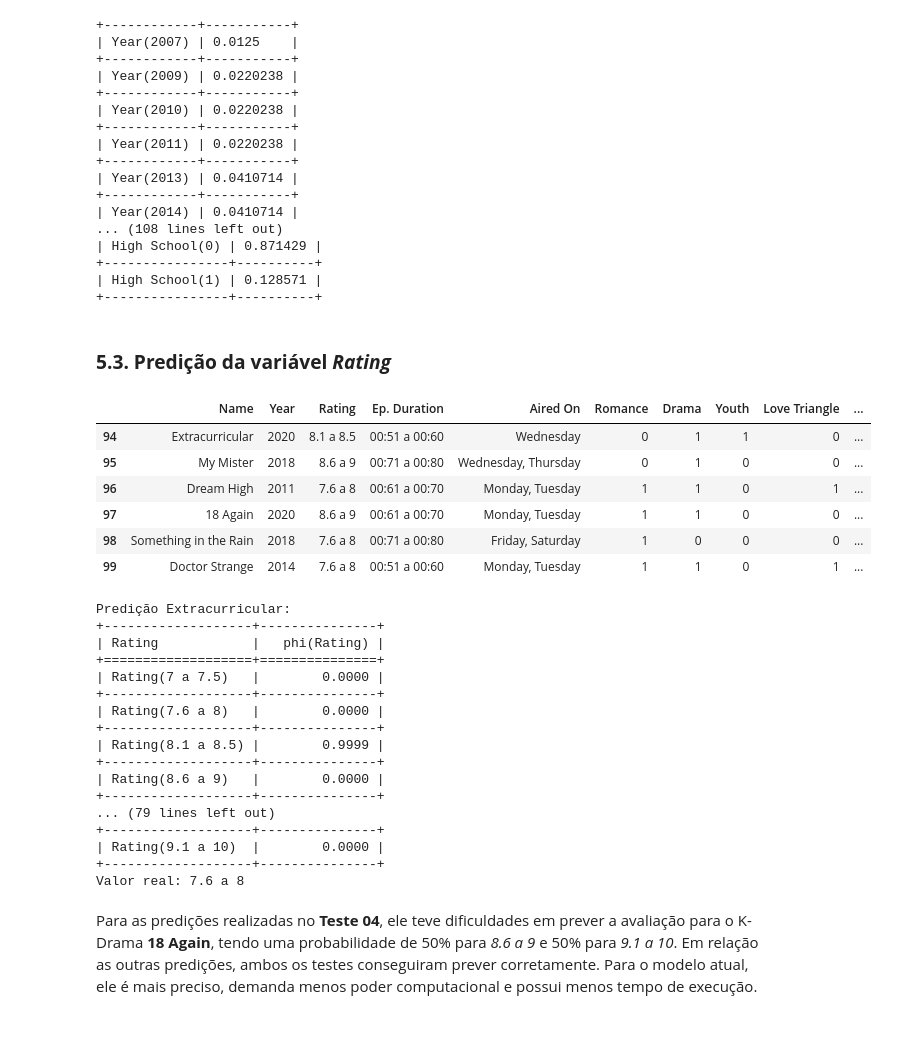
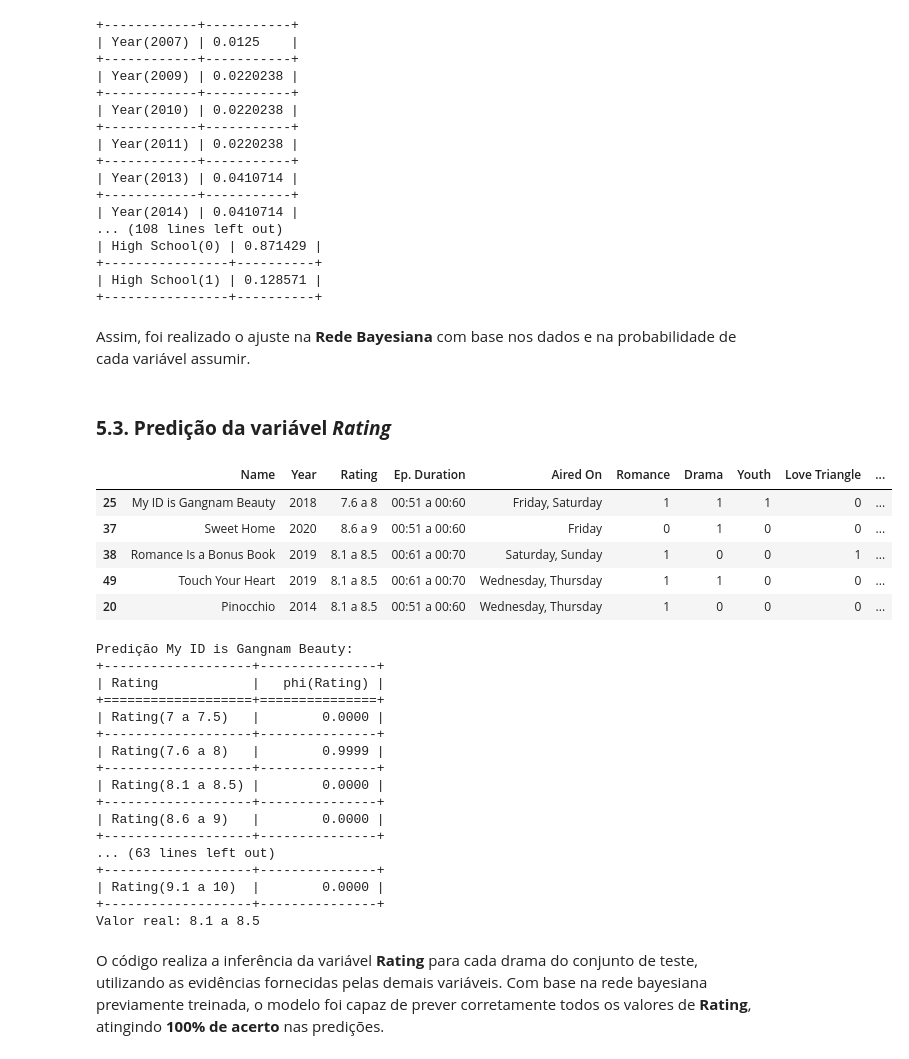
Before and after one commit to VitoriaPontes/KDramaRating, a Jupyter notebook: K-Drama Final Project.ipynb, the cells around one changed output. Drawn from its saved outputs; the diff is of its cells as text; code cells hidden in the pictures; blank space fills up the shorter version.

```diff
--- a/K-Drama Final Project.ipynb
+++ b/K-Drama Final Project.ipynb
@@ -525,21 +545,22 @@ for cpd in estrutura.get_cpds():
 +----------------+----------+
 | High School(1) | 0.128571 |
 +----------------+----------+
+# %% [markdown]
+Assim, foi realizado o ajuste na **Rede Bayesiana** com base nos dados e na probabilidade de cada variável assumir.
 # %% [markdown]
 ### **5.3. Predição da variável *Rating***
-# %%
-drama.tail(6)
-# %% [output]
-|  | Name | Year | Rating | Ep. Duration | Aired On | Romance | Drama | Youth | Love Triangle | ... |
-| 94 | Extracurricular | 2020 | 8.1 a 8.5 | 00:51 a 00:60 | Wednesday | 0 | 1 | 1 | 0 | ... |
-| 95 | My Mister | 2018 | 8.6 a 9 | 00:71 a 00:80 | Wednesday, Thursday | 0 | 1 | 0 | 0 | ... |
-| 96 | Dream High | 2011 | 7.6 a 8 | 00:61 a 00:70 | Monday, Tuesday | 1 | 1 | 0 | 1 | ... |
-| 97 | 18 Again | 2020 | 8.6 a 9 | 00:61 a 00:70 | Monday, Tuesday | 1 | 1 | 0 | 0 | ... |
-| 98 | Something in the Rain | 2018 | 7.6 a 8 | 00:71 a 00:80 | Friday, Saturday | 1 | 0 | 0 | 0 | ... |
-| 99 | Doctor Strange | 2014 | 7.6 a 8 | 00:51 a 00:60 | Monday, Tuesday | 1 | 1 | 0 | 1 | ... |
+# %%
+teste = drama.sample(5)
+display(teste)
+# %% [output]
+|  | Name | Year | Rating | Ep. Duration | Aired On | Romance | Drama | Youth | Love Triangle | ... |
+| 25 | My ID is Gangnam Beauty | 2018 | 7.6 a 8 | 00:51 a 00:60 | Friday, Saturday | 1 | 1 | 1 | 0 | ... |
+| 37 | Sweet Home | 2020 | 8.6 a 9 | 00:51 a 00:60 | Friday | 0 | 1 | 0 | 0 | ... |
+| 38 | Romance Is a Bonus Book | 2019 | 8.1 a 8.5 | 00:61 a 00:70 | Saturday, Sunday | 1 | 0 | 0 | 1 | ... |
+| 49 | Touch Your Heart | 2019 | 8.1 a 8.5 | 00:61 a 00:70 | Wednesday, Thursday | 1 | 1 | 0 | 0 | ... |
+| 20 | Pinocchio | 2014 | 8.1 a 8.5 | 00:51 a 00:60 | Wednesday, Thursday | 1 | 0 | 0 | 0 | ... |
 # %%
 inferencia = VariableElimination(estrutura)
-teste = drama.tail(6)
 
 predicoes = []
 for index, row in teste.iterrows():
@@ -559,26 +580,26 @@ for index, row in teste.iterrows():
     predicoes.append(predicao_rating)
 
 for i, pred in enumerate(predicoes):
-    print(f"Predição {drama['Name'].iloc[-6+i]}:")
+    print(f"Predição {teste['Name'].iloc[i]}:")
     print(pred)
-    print(f"Valor real: {drama['Rating'].iloc[-6+i]}\n")
+    print(f"Valor real: {teste['Rating'].iloc[i]}\n")
 # %% [output]
-Predição Extracurricular:
+Predição My ID is Gangnam Beauty:
 +-------------------+---------------+
 | Rating            |   phi(Rating) |
 +===================+===============+
 | Rating(7 a 7.5)   |        0.0000 |
 +-------------------+---------------+
-| Rating(7.6 a 8)   |        0.0000 |
+| Rating(7.6 a 8)   |        0.9999 |
 +-------------------+---------------+
-| Rating(8.1 a 8.5) |        0.9999 |
+| Rating(8.1 a 8.5) |        0.0000 |
 +-------------------+---------------+
 | Rating(8.6 a 9)   |        0.0000 |
 +-------------------+---------------+
-... (79 lines left out)
+... (63 lines left out)
 +-------------------+---------------+
 | Rating(9.1 a 10)  |        0.0000 |
 +-------------------+---------------+
-Valor real: 7.6 a 8
+Valor real: 8.1 a 8.5
-# %% [markdown]
-Para as predições realizadas no **Teste 04**, ele teve dificuldades em prever a avaliação para o K-Drama **18 Again**, tendo uma probabilidade de 50% para *8.6 a 9* e 50% para *9.1 a 10*. Em relação as outras predições, ambos os testes conseguiram prever corretamente. Para o modelo atual, ele é mais preciso, demanda menos poder computacional e possui menos tempo de execução.
+# %% [markdown]
+O código realiza a inferência da variável **Rating** para cada drama do conjunto de teste, utilizando as evidências fornecidas pelas demais variáveis. Com base na rede bayesiana previamente treinada, o modelo foi capaz de prever corretamente todos os valores de **Rating**, atingindo **100% de acerto** nas predições.
```
Also changed, not shown: parts of 11 cells of this notebook.
